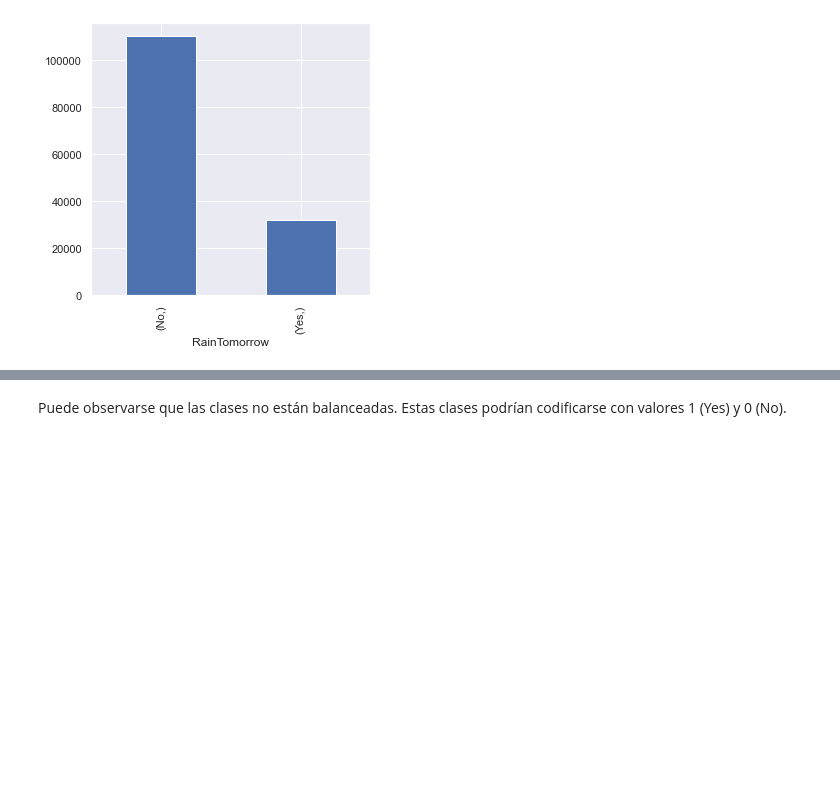
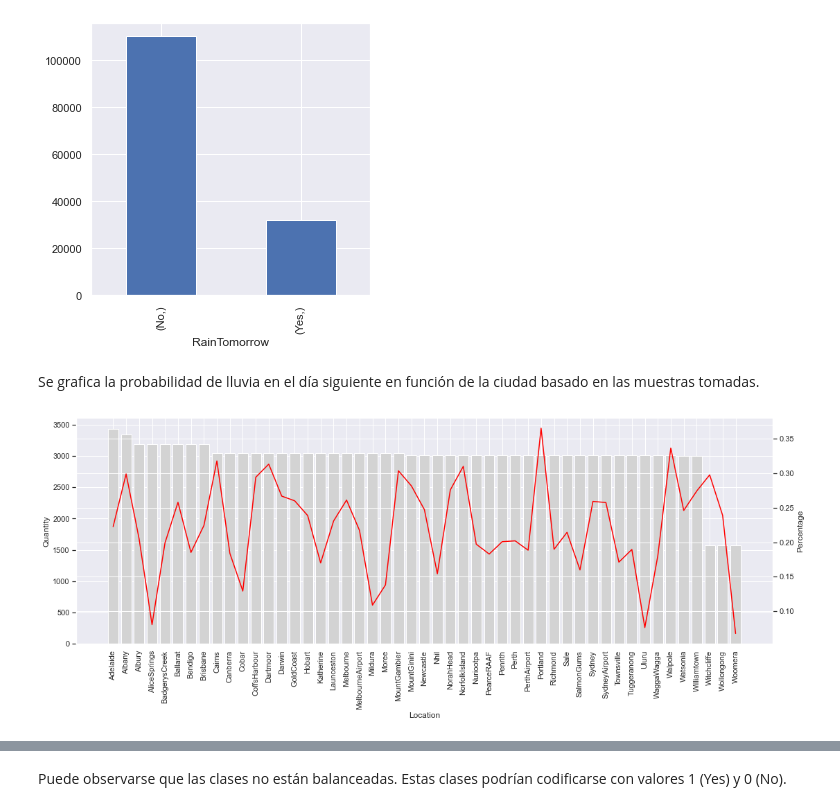
Before and after one commit to GonzaloRomeroR/CEIA, a Jupyter notebook: intro_ia/TP/TP.ipynb, the cells around one changed output, grey strips where cells are left out. Cells and saved outputs as stored; diff of their text form; code cells hidden in the pictures; blank space fills up the shorter version.

Commit message:
Add plots in data analysis TPs

```diff
--- a/intro_ia/TP/TP.ipynb
+++ b/intro_ia/TP/TP.ipynb
@@ -252,0 +251,17 @@ Y.value_counts().plot(kind="bar", figsize=(5, 5))
+# %%
+def label_percentage_plot(df, col_x, col_y, y_val):
+    percentage = df[[col_x, col_y]][df[col_y]==y_val].groupby(col_x).count() / df[[col_x, col_y]].groupby(col_x).count()
+    _, ax = plt.subplots(figsize=(18, 6))
+    plt.xticks(rotation='vertical')
+    ax.bar(df[col_x].value_counts().index, df[col_x].value_counts(), color='lightgrey')
+    ax2 = ax.twinx()
+    ax2.plot(percentage.index, percentage, color='red')
+    ax.set_ylabel('Quantity')
+    ax.set_xlabel("Location")
+    ax2.set_ylabel('Percentage')
+# %% [markdown]
+Se grafica la probabilidad de lluvia en el día siguiente en función de la ciudad basado en las muestras tomadas.
+# %%
+label_percentage_plot(weather, "Location", "RainTomorrow", "Yes")
+# %% [output]
+[figure, added]
```
Also changed, not shown: parts of 5 cells of this notebook.
